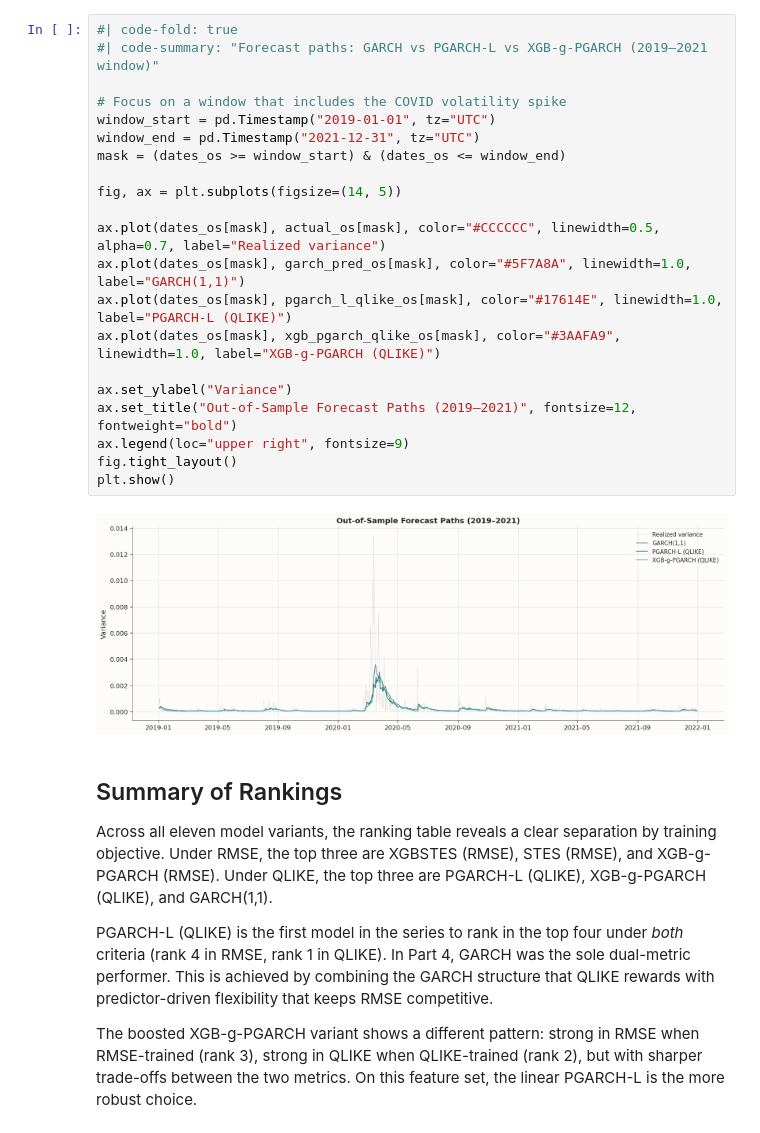
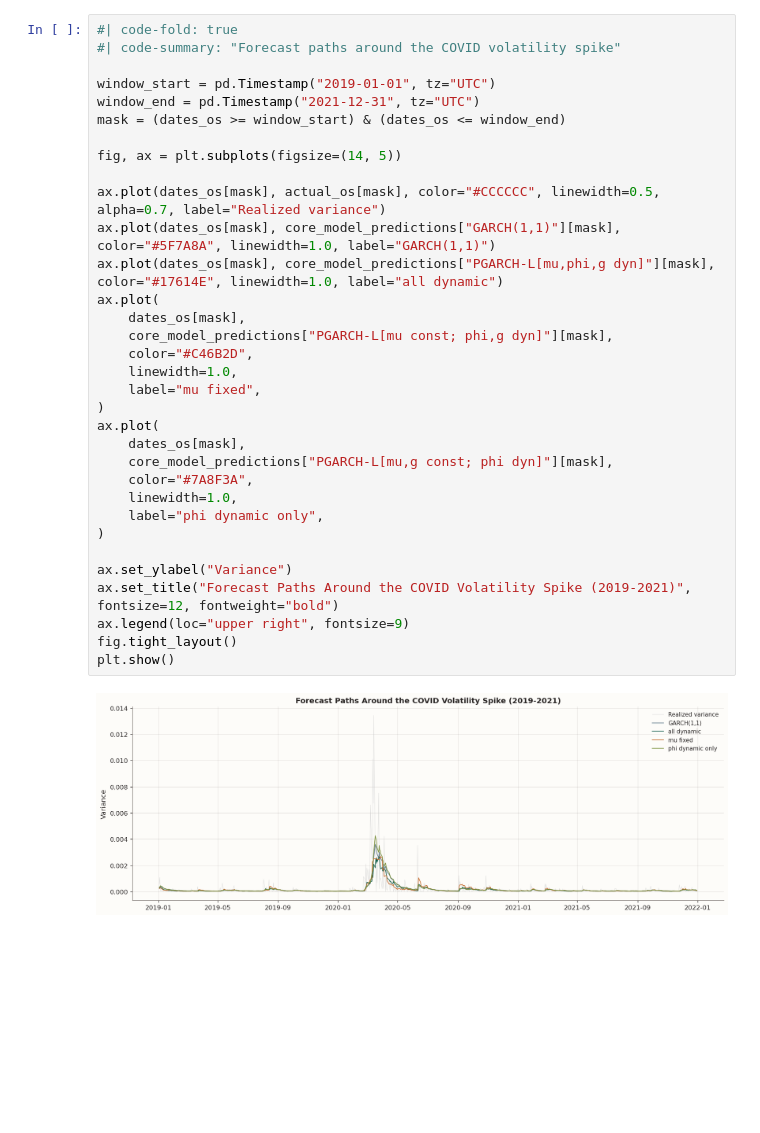
Before and after one commit to steveya/steveya.github.io, a Jupyter notebook: posts/volatility-forecasts-5/index.ipynb, the cells around one changed output. Drawn from its saved outputs; the diff is of its cells as text; blank space fills up the shorter version.

```diff
--- a/posts/volatility-forecasts-5/index.ipynb
+++ b/posts/volatility-forecasts-5/index.ipynb
@@ -846,34 +655,38 @@ plt.show()
 # %%
 #| code-fold: true
-#| code-summary: "Forecast paths: GARCH vs PGARCH-L vs XGB-g-PGARCH (2019–2021 window)"
+#| code-summary: "Forecast paths around the COVID volatility spike"
 
-# Focus on a window that includes the COVID volatility spike
 window_start = pd.Timestamp("2019-01-01", tz="UTC")
 window_end = pd.Timestamp("2021-12-31", tz="UTC")
 mask = (dates_os >= window_start) & (dates_os <= window_end)
 
 fig, ax = plt.subplots(figsize=(14, 5))
 
 ax.plot(dates_os[mask], actual_os[mask], color="#CCCCCC", linewidth=0.5, alpha=0.7, label="Realized variance")
-ax.plot(dates_os[mask], garch_pred_os[mask], color="#5F7A8A", linewidth=1.0, label="GARCH(1,1)")
-ax.plot(dates_os[mask], pgarch_l_qlike_os[mask], color="#17614E", linewidth=1.0, label="PGARCH-L (QLIKE)")
-ax.plot(dates_os[mask], xgb_pgarch_qlike_os[mask], color="#3AAFA9", linewidth=1.0, label="XGB-g-PGARCH (QLIKE)")
+ax.plot(dates_os[mask], core_model_predictions["GARCH(1,1)"][mask], color="#5F7A8A", linewidth=1.0, label="GARCH(1,1)")
+ax.plot(dates_os[mask], core_model_predictions["PGARCH-L[mu,phi,g dyn]"][mask], color="#17614E", linewidth=1.0, label="all dynamic")
+ax.plot(
+    dates_os[mask],
+    core_model_predictions["PGARCH-L[mu const; phi,g dyn]"][mask],
+    color="#C46B2D",
+    linewidth=1.0,
+    label="mu fixed",
+)
+ax.plot(
+    dates_os[mask],
+    core_model_predictions["PGARCH-L[mu,g const; phi dyn]"][mask],
+    color="#7A8F3A",
+    linewidth=1.0,
+    label="phi dynamic only",
+)
 
 ax.set_ylabel("Variance")
-ax.set_title("Out-of-Sample Forecast Paths (2019–2021)", fontsize=12, fontweight="bold")
+ax.set_title("Forecast Paths Around the COVID Volatility Spike (2019-2021)", fontsize=12, fontweight="bold")
 ax.legend(loc="upper right", fontsize=9)
 fig.tight_layout()
 plt.show()
 # %% [output]
-[figure, old version]
+[figure, new version]
-# %% [markdown]
-## Summary of Rankings
-
-Across all eleven model variants, the ranking table reveals a clear separation by training objective. Under RMSE, the top three are XGBSTES (RMSE), STES (RMSE), and XGB-g-PGARCH (RMSE). Under QLIKE, the top three are PGARCH-L (QLIKE), XGB-g-PGARCH (QLIKE), and GARCH(1,1).
-
-PGARCH-L (QLIKE) is the first model in the series to rank in the top four under *both* criteria (rank 4 in RMSE, rank 1 in QLIKE). In Part 4, GARCH was the sole dual-metric performer. This is achieved by combining the GARCH structure that QLIKE rewards with predictor-driven flexibility that keeps RMSE competitive.
-
-The boosted XGB-g-PGARCH variant shows a different pattern: strong in RMSE when RMSE-trained (rank 3), strong in QLIKE when QLIKE-trained (rank 2), but with sharper trade-offs between the two metrics. On this feature set, the linear PGARCH-L is the more robust choice.
 # %% [markdown]
 ## Conclusion
 
```
Also changed, not shown: parts of 24 cells of this notebook.
